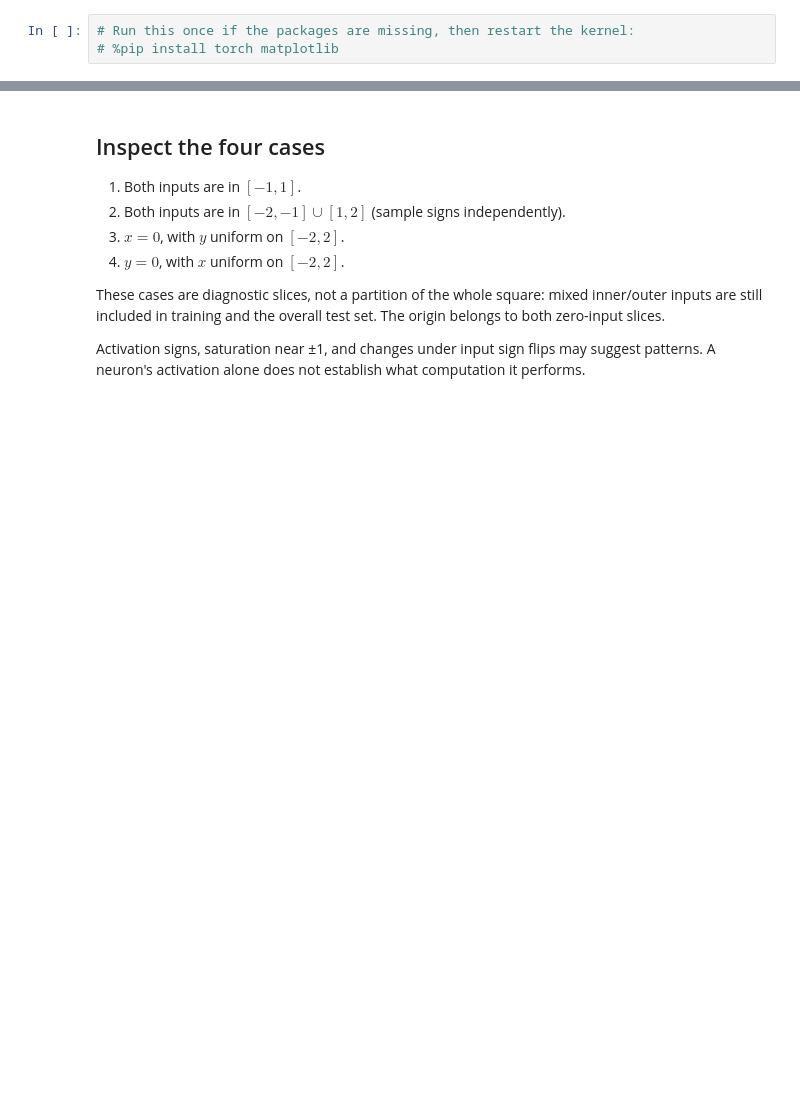
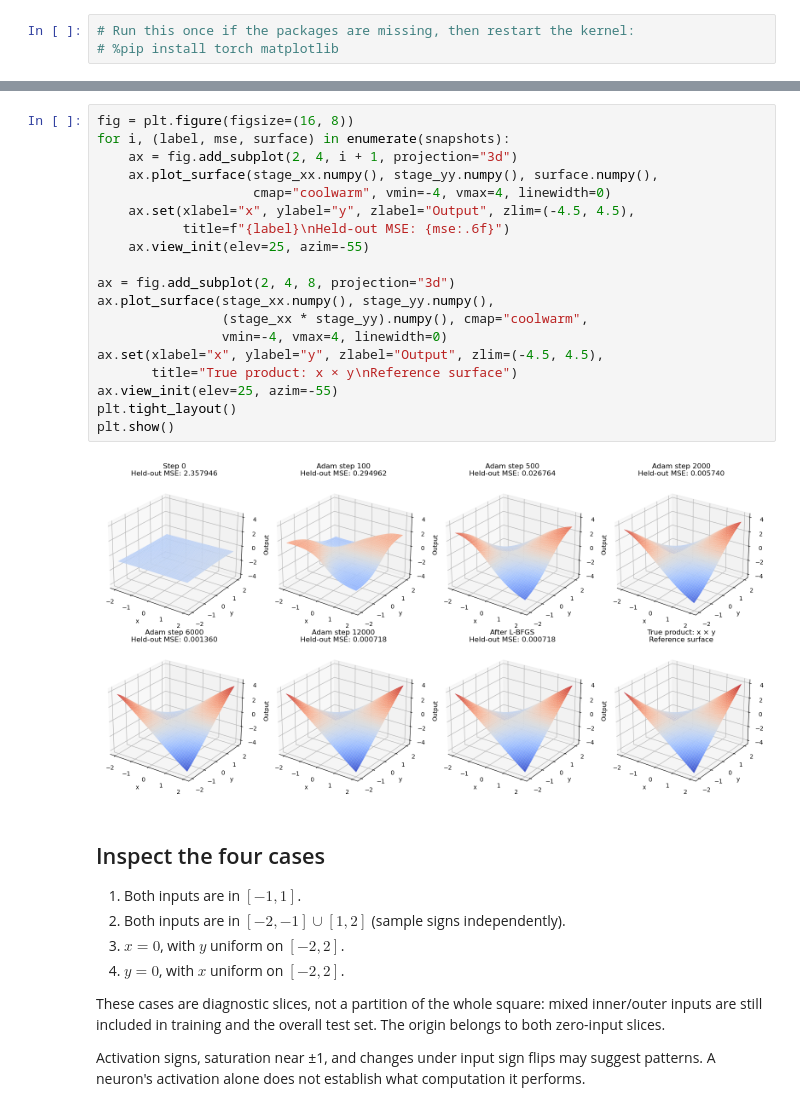
Before and after one commit to isaacwu2000/NN-Interp, a Jupyter notebook: main.ipynb, the cells around one changed output, grey strips where cells are left out. Cells and saved outputs as stored; diff of their text form; blank space fills up the shorter version.

```diff
--- a/main.ipynb
+++ b/main.ipynb
@@ -94,3 +146,24 @@ Held-out MAE: 0.007713
+# %%
+fig = plt.figure(figsize=(16, 8))
+for i, (label, mse, surface) in enumerate(snapshots):
+    ax = fig.add_subplot(2, 4, i + 1, projection="3d")
+    ax.plot_surface(stage_xx.numpy(), stage_yy.numpy(), surface.numpy(),
+                    cmap="coolwarm", vmin=-4, vmax=4, linewidth=0)
+    ax.set(xlabel="x", ylabel="y", zlabel="Output", zlim=(-4.5, 4.5),
+           title=f"{label}\nHeld-out MSE: {mse:.6f}")
+    ax.view_init(elev=25, azim=-55)
+
+ax = fig.add_subplot(2, 4, 8, projection="3d")
+ax.plot_surface(stage_xx.numpy(), stage_yy.numpy(),
+                (stage_xx * stage_yy).numpy(), cmap="coolwarm",
+                vmin=-4, vmax=4, linewidth=0)
+ax.set(xlabel="x", ylabel="y", zlabel="Output", zlim=(-4.5, 4.5),
+       title="True product: x × y\nReference surface")
+ax.view_init(elev=25, azim=-55)
+plt.tight_layout()
+plt.show()
+# %% [output]
+[figure, added]
 # %% [markdown]
 ## Inspect the four cases
 
```
Also changed, not shown: parts of 10 cells of this notebook, 1 other file.
